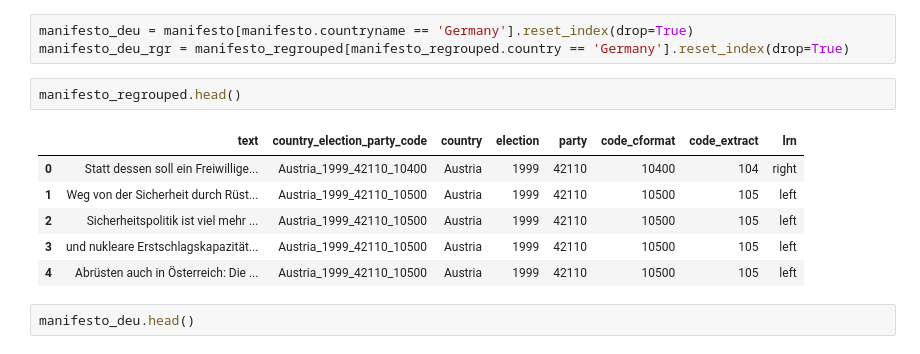
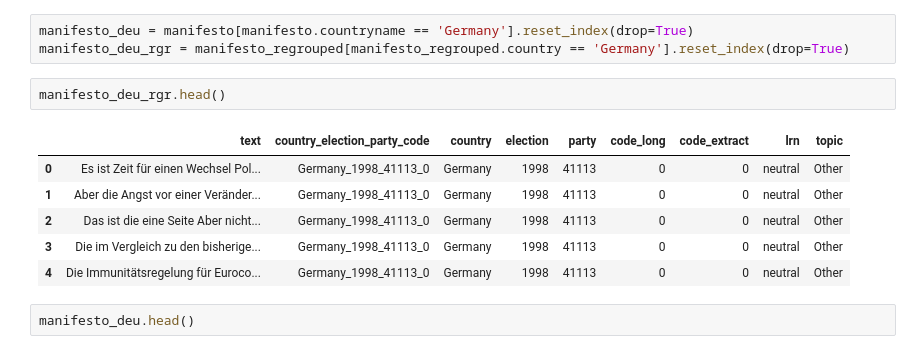
Before and after one commit to hungnguyen167/ContextScale, a Jupyter notebook: 03_main_analyses.ipynb, the cells around one changed output. Cells and saved outputs as stored; diff of their text form.

```diff
--- a/03_main_analyses.ipynb
+++ b/03_main_analyses.ipynb
@@ -663,14 +933,14 @@ manifesto = pd.read_csv('data/temps/manifesto.csv', encoding='utf-8')
 manifesto_deu = manifesto[manifesto.countryname == 'Germany'].reset_index(drop=True)
 manifesto_deu_rgr = manifesto_regrouped[manifesto_regrouped.country == 'Germany'].reset_index(drop=True)
 # %%
-manifesto_regrouped.head()
+manifesto_deu_rgr.head()
 # %% [output]
-|  | text | country_election_party_code | country | election | party | code_cformat | code_extract | lrn |
-| 0 | Statt dessen soll ein Freiwillige... | Austria_1999_42110_10400 | Austria | 1999 | 42110 | 10400 | 104 | right |
-| 1 | Weg von der Sicherheit durch Rüst... | Austria_1999_42110_10500 | Austria | 1999 | 42110 | 10500 | 105 | left |
-| 2 | Sicherheitspolitik ist viel mehr ... | Austria_1999_42110_10500 | Austria | 1999 | 42110 | 10500 | 105 | left |
-| 3 | und nukleare Erstschlagskapazität... | Austria_1999_42110_10500 | Austria | 1999 | 42110 | 10500 | 105 | left |
-| 4 | Abrüsten auch in Österreich: Die ... | Austria_1999_42110_10500 | Austria | 1999 | 42110 | 10500 | 105 | left |
+|  | text | country_election_party_code | country | election | party | code_long | code_extract | lrn | topic |
+| 0 | Es ist Zeit für einen Wechsel Pol... | Germany_1998_41113_0 | Germany | 1998 | 41113 | 0 | 0 | neutral | Other |
+| 1 | Aber die Angst vor einer Veränder... | Germany_1998_41113_0 | Germany | 1998 | 41113 | 0 | 0 | neutral | Other |
+| 2 | Das ist die eine Seite Aber nicht... | Germany_1998_41113_0 | Germany | 1998 | 41113 | 0 | 0 | neutral | Other |
+| 3 | Die im Vergleich zu den bisherige... | Germany_1998_41113_0 | Germany | 1998 | 41113 | 0 | 0 | neutral | Other |
+| 4 | Die Immunitätsregelung für Euroco... | Germany_1998_41113_0 | Germany | 1998 | 41113 | 0 | 0 | neutral | Other |
 # %%
 manifesto_deu.head()
 # %% [output]
```
Also changed, not shown: parts of 77 cells of this notebook, 3 other files.
